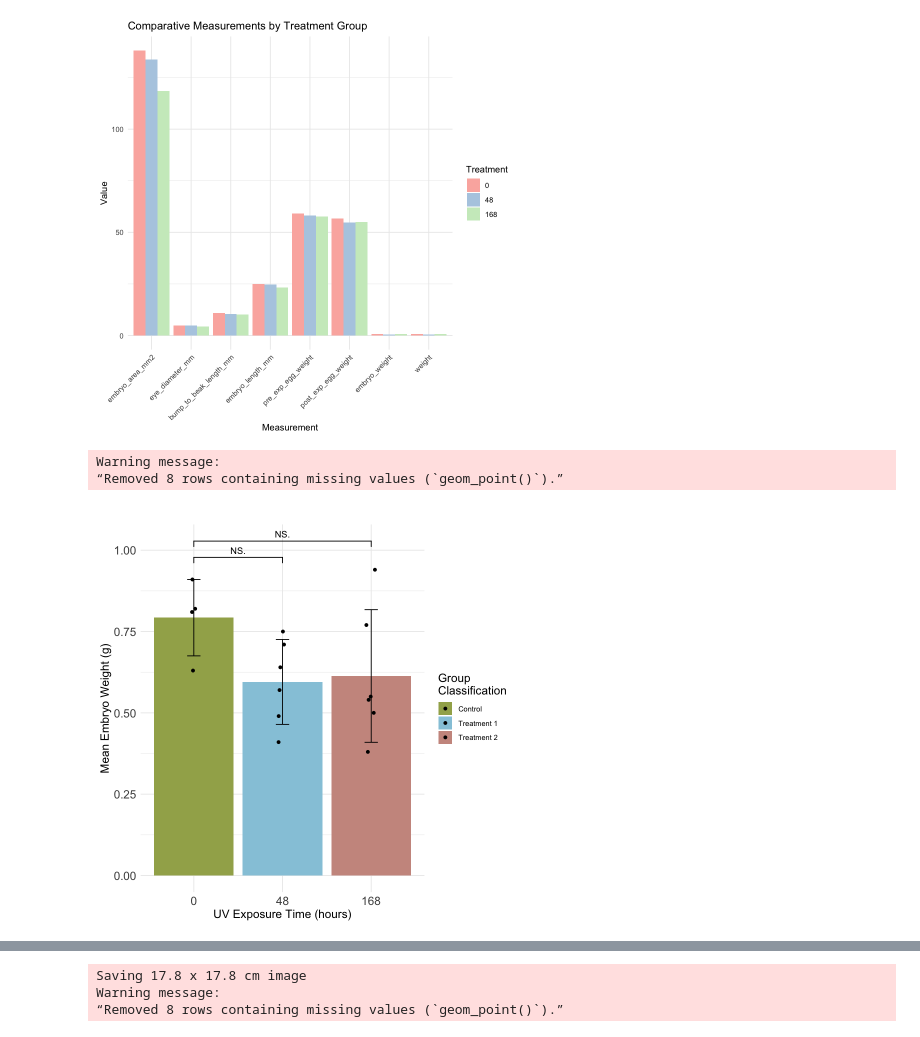
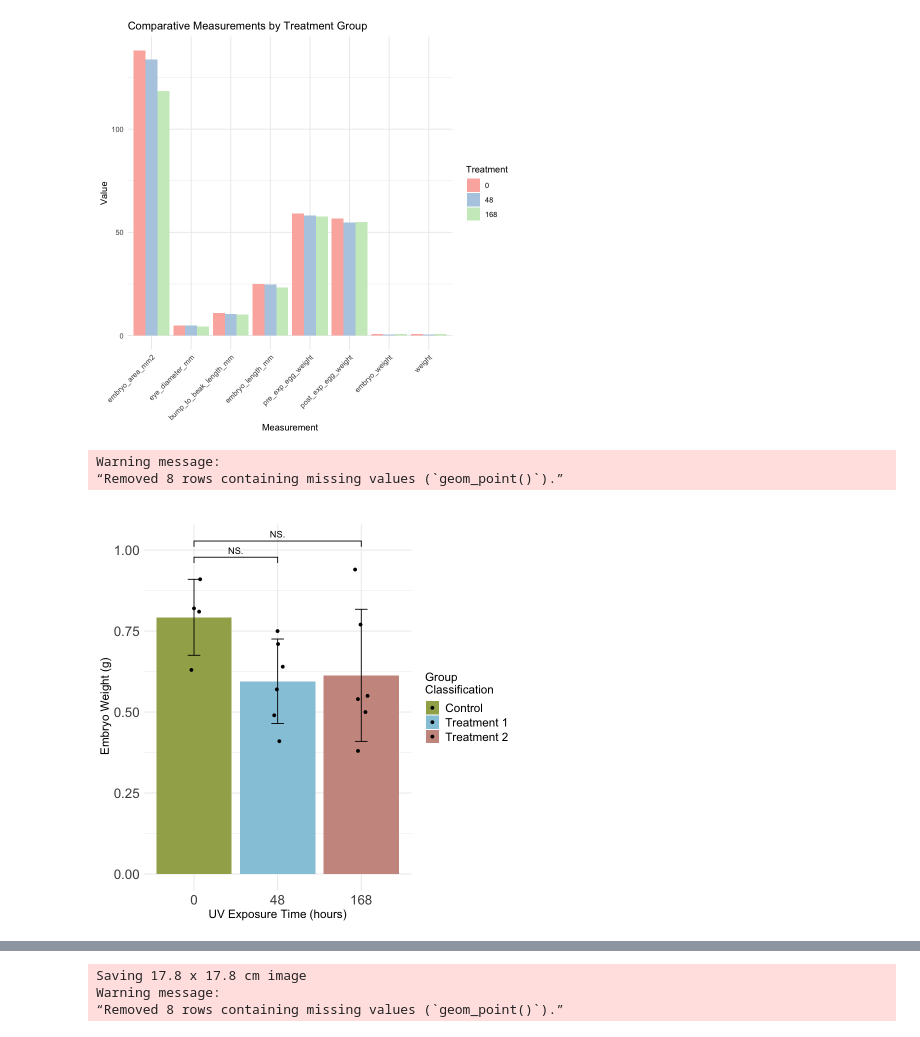
Before and after one commit to redradman/BIOL331_hypothesis_testing, a Jupyter notebook: Analysis.ipynb, the cells around one changed output, grey strips where cells are left out. Cells and saved outputs as stored; diff of their text form; code cells hidden in the pictures.

```diff
--- a/Analysis.ipynb
+++ b/Analysis.ipynb
@@ -1160,37 +1160,38 @@ final_plot <- ggplot(data_summary, aes(x = factor(treatment), y = mean_embryo_we
              position = position_jitterdodge(jitter.width = 0.4), color = "black") +
 
   geom_errorbar(aes(ymin = lower, ymax = upper), width = .15, position = position_dodge(.9)) +
 
   # scale_fill_discrete(name="Experimental\nCondition",
   #                        breaks=c("ctrl", "trt1", "trt2"),
   #                        labels=c("Control", "Treatment 1", "Treatment 2")) +
 
 
  geom_signif(comparisons = list(c("0", "48"), c("0", "168")),
               map_signif_level=TRUE,y_position = c(.95, 1.)) +
 
 
-  labs(x = "UV Exposure Time (hours)", y = "Mean Embryo Weight (g)",
+  labs(x = "UV Exposure Time (hours)", y = " Embryo Weight (g)",
        title = "", fill = "Treatment Type") +
   theme_minimal() +
    scale_fill_manual(values=c(col_olive, col_sky, col_brown),
                        name="Group\nClassification",
                        # breaks=c("ctrl", "trt1", "trt2"),
                        labels=c("Control", "Treatment 1", "Treatment 2")
                     )  + theme(axis.title.x = element_text(size = 14),   # X-axis label
         axis.title.y = element_text(size = 14),   # Y-axis label
-        axis.text.x = element_text(size = 14),    # X-axis ticks
-        axis.text.y = element_text(size = 14),    # Y-axis ticks
-        legend.title = element_text(size = 14))  # Legend title
+        axis.text.x = element_text(size = 16),    # X-axis ticks
+        axis.text.y = element_text(size = 16),    # Y-axis ticks
+        legend.title = element_text(size = 14),
+        legend.text = element_text(size = 14)                   )
 
 
 final_plot
   # scale_fill_manual(values = c(col_green, col_sky, col_brown))
 
 # http://www.cookbook-r.com/Graphs/Legends_(ggplot2)/
 # %% [output]
 Warning message:
 “Removed 8 rows containing missing values (`geom_point()`).”
-[figure, old version]
+[figure, new version]
 # %% [markdown]
 **caption for the figure**
```
Also changed, not shown: parts of 2 cells of this notebook, 1 other file.
